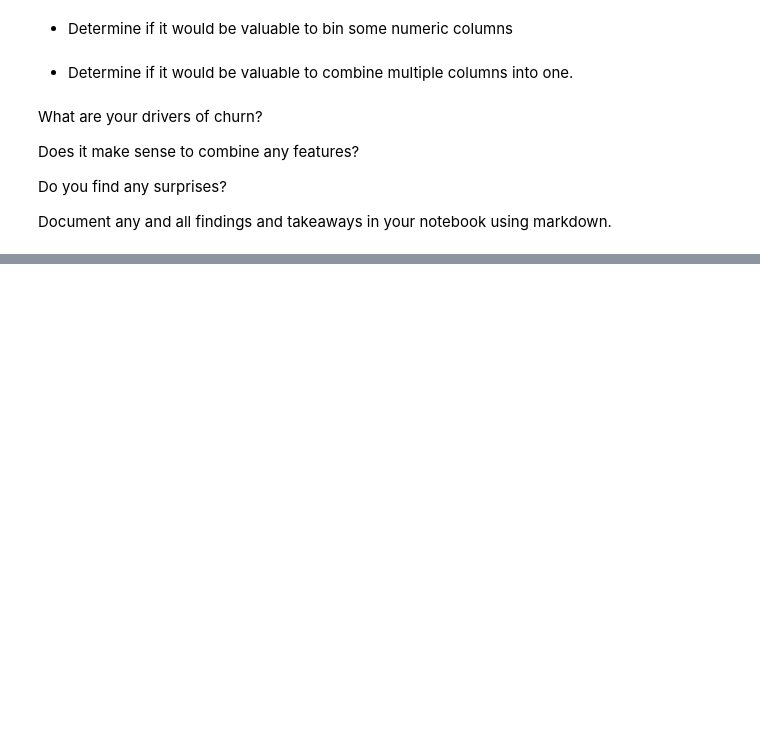
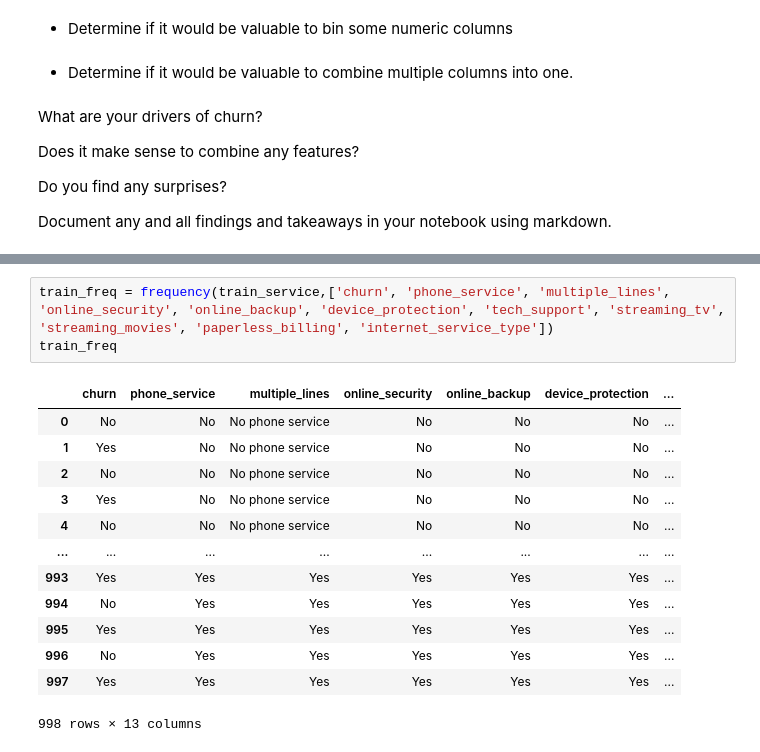
Before and after one commit to Jason-R-Turner/classification-exercises, a Jupyter notebook: classification_exercises.ipynb, the cells around one changed output, grey strips where cells are left out. Saved outputs shown, nothing was run; the diff lists cells and outputs as text; blank space fills up the shorter version.

```diff
--- a/classification_exercises.ipynb
+++ b/classification_exercises.ipynb
@@ -1628,0 +1752,17 @@ Document any and all findings and takeaways in your notebook using markdown.
+# %%
+train_freq = frequency(train_service,['churn', 'phone_service', 'multiple_lines', 'online_security', 'online_backup', 'device_protection', 'tech_support', 'streaming_tv', 'streaming_movies', 'paperless_billing', 'internet_service_type'])
+train_freq
+# %% [output]
+|  | churn | phone_service | multiple_lines | online_security | online_backup | device_protection | ... |
+| 0 | No | No | No phone service | No | No | No | ... |
+| 1 | Yes | No | No phone service | No | No | No | ... |
+| 2 | No | No | No phone service | No | No | No | ... |
+| 3 | Yes | No | No phone service | No | No | No | ... |
+| 4 | No | No | No phone service | No | No | No | ... |
+| ... | ... | ... | ... | ... | ... | ... | ... |
+| 993 | Yes | Yes | Yes | Yes | Yes | Yes | ... |
+| 994 | No | Yes | Yes | Yes | Yes | Yes | ... |
+| 995 | Yes | Yes | Yes | Yes | Yes | Yes | ... |
+| 996 | No | Yes | Yes | Yes | Yes | Yes | ... |
+| 997 | Yes | Yes | Yes | Yes | Yes | Yes | ... |
+998 rows × 13 columns
```
Also changed, not shown: parts of 35 cells of this notebook, 1 other file.
